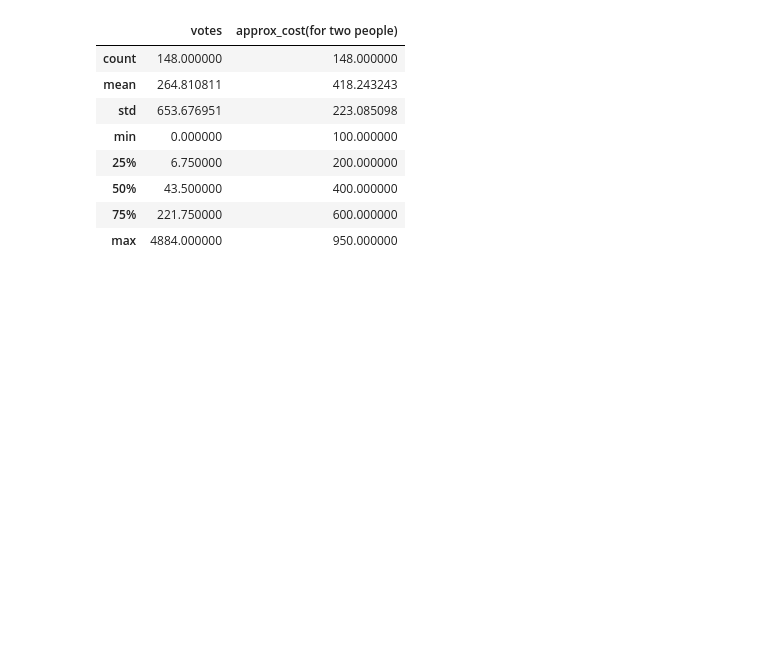
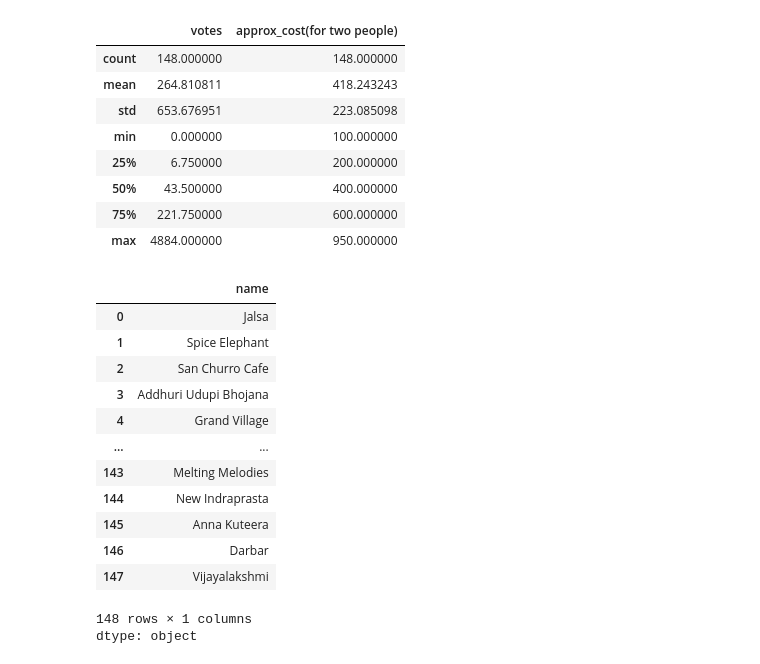
Before and after one commit to Codebyjanhvi/Data_Analysis_-Projects, a Jupyter notebook: Zomato_Pandas_.ipynb, the cells around one changed output. Cells and saved outputs as stored; diff of their text form; code cells hidden in the pictures; blank space fills up the shorter version.

```diff
--- a/Zomato_Pandas_.ipynb
+++ b/Zomato_Pandas_.ipynb
@@ -72,3 +72,20 @@ df.describe()
 | 50% | 43.500000 | 400.000000 |
 | 75% | 221.750000 | 600.000000 |
 | max | 4884.000000 | 950.000000 |
+# %%
+df['name']  # get clm
+# %% [output]
+|  | name |
+| 0 | Jalsa |
+| 1 | Spice Elephant |
+| 2 | San Churro Cafe |
+| 3 | Addhuri Udupi Bhojana |
+| 4 | Grand Village |
+| ... | ... |
+| 143 | Melting Melodies |
+| 144 | New Indraprasta |
+| 145 | Anna Kuteera |
+| 146 | Darbar |
+| 147 | Vijayalakshmi |
+148 rows × 1 columns
+dtype: object
```
Also changed, not shown: parts of 1 cell of this notebook.
